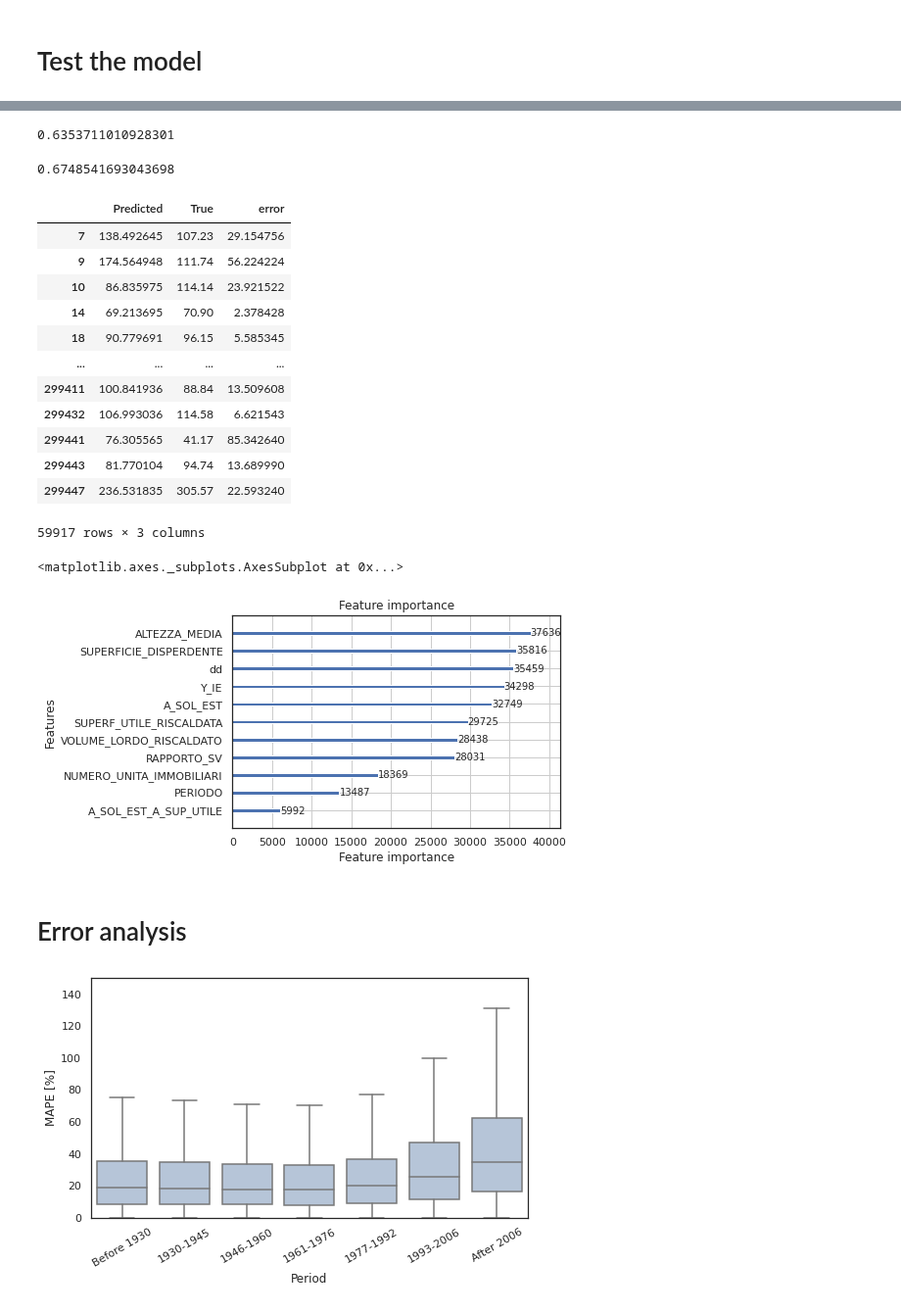
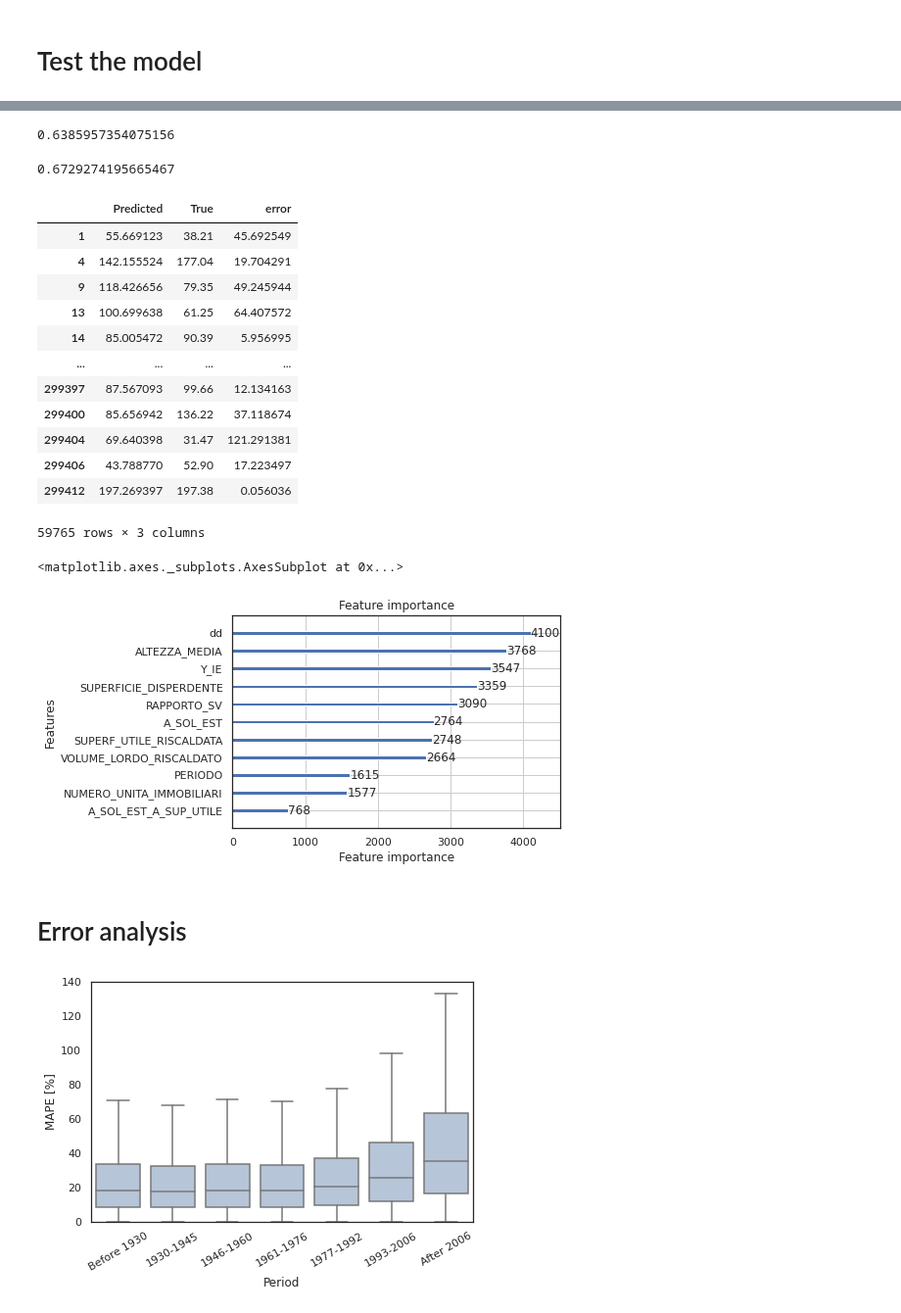
Before and after one commit to rboghe/cened, a Jupyter notebook: cened_2_0_ml.ipynb, the cells around one changed output, grey strips where cells are left out. Shown at 98% size. Cells and saved outputs as stored; diff of their text form; code cells hidden in the pictures.

```diff
--- a/cened_2_0_ml.ipynb
+++ b/cened_2_0_ml.ipynb
@@ -252,7 +252,7 @@ lgbm = LGBMRegressor(n_estimators = 200, silent = True, verbose = 0, is_training
 n_iter_search = 100
 
 random_search = RandomizedSearchCV(lgbm, param_distributions=param_dist, n_iter=n_iter_search,
-                                   scoring={'MAPE' : neg_mape_scorer, 'MAPE <100%' : modified_neg_mape_scorer, 'R2' : 'r2'} , cv = 5, n_jobs = 6, verbose = 2, refit = 'MAPE <100%')
+                                   scoring={'MAPE' : neg_mape_scorer, 'MAPE <100%' : modified_neg_mape_scorer, 'R2' : 'r2'} , cv = 5, n_jobs = 6, verbose = 2, refit = 'MAPE')
 
 random_search.fit(cened[mlcol], cened['EP_H_ND'], categorical_feature = cat_feats)
 # %% [output]
@@ -339,6 +344,6 @@ plt.show()
 # %% [markdown]
 # Train the final model
 # %%
-light = LGBMRegressor(n_estimators = 10000, silent = False, verbose = 2, is_training_metric = True, n_jobs = 6)
+light = LGBMRegressor(n_estimators = 1000, silent = False, verbose = 2, is_training_metric = True, n_jobs = 6)
 light.set_params(**random_search.best_params_)
 # %% [output]
@@ -399,50 +404,50 @@ results_df[results_df.error <= 100].error.mean()
 # R2
 print(r2_score(test['EP_H_ND'], y_pred))
 # %% [output]
-0.6353711010928301
+0.6385957354075156
 # %%
 # R2 without >100%
 print(r2_score(results_df[results_df.error <= 100]['True'], results_df[results_df.error <= 100].Predicted))
 # %% [output]
-0.6748541693043698
+0.6729274195665467
 # %%
 results_df
 # %% [output]
 |  | Predicted | True | error |
-| 7 | 138.492645 | 107.23 | 29.154756 |
-| 9 | 174.564948 | 111.74 | 56.224224 |
-| 10 | 86.835975 | 114.14 | 23.921522 |
-| 14 | 69.213695 | 70.90 | 2.378428 |
-| 18 | 90.779691 | 96.15 | 5.585345 |
+| 1 | 55.669123 | 38.21 | 45.692549 |
+| 4 | 142.155524 | 177.04 | 19.704291 |
+| 9 | 118.426656 | 79.35 | 49.245944 |
+| 13 | 100.699638 | 61.25 | 64.407572 |
+| 14 | 85.005472 | 90.39 | 5.956995 |
 | ... | ... | ... | ... |
-| 299411 | 100.841936 | 88.84 | 13.509608 |
-| 299432 | 106.993036 | 114.58 | 6.621543 |
-| 299441 | 76.305565 | 41.17 | 85.342640 |
-| 299443 | 81.770104 | 94.74 | 13.689990 |
-| 299447 | 236.531835 | 305.57 | 22.593240 |
+| 299397 | 87.567093 | 99.66 | 12.134163 |
+| 299400 | 85.656942 | 136.22 | 37.118674 |
+| 299404 | 69.640398 | 31.47 | 121.291381 |
+| 299406 | 43.788770 | 52.90 | 17.223497 |
+| 299412 | 197.269397 | 197.38 | 0.056036 |
-59917 rows × 3 columns
+59765 rows × 3 columns
 # %%
 plot_importance(light)
 # %% [output]
 <matplotlib.axes._subplots.AxesSubplot at 0x...>
-[figure, old version]
+[figure, new version]
 # %% [markdown]
 # Error analysis
 # %%
 # Period
 bins = pd.cut(test.ANNO_COSTRUZIONE, bins=[0,1930,1945,1960,1976,1992,2006,3000],
        labels=['Before 1930','1930-1945','1946-1960','1961-1976', '1977-1992',
                '1993-2006','After 2006'])
 
-fig = plt.figure(figsize = (8, 4.5))
+fig = plt.figure(figsize = (7, 4.5))
 box = sns.boxplot(y = results_df.error, x = bins,
                   color='lightsteelblue', orient = 'v',
                   showfliers = False)
 
-box.set(ylim = (0, 150), ylabel = 'MAPE [%]', xlabel = 'Period')
+box.set(ylim = (0, 140), ylabel = 'MAPE [%]', xlabel = 'Period')
 plt.xticks(rotation=30)
 plt.show()
 # %% [output]
-[figure, old version]
+[figure, new version]
 # %%
 # Error
```
Also changed, not shown: parts of 20 cells of this notebook.
